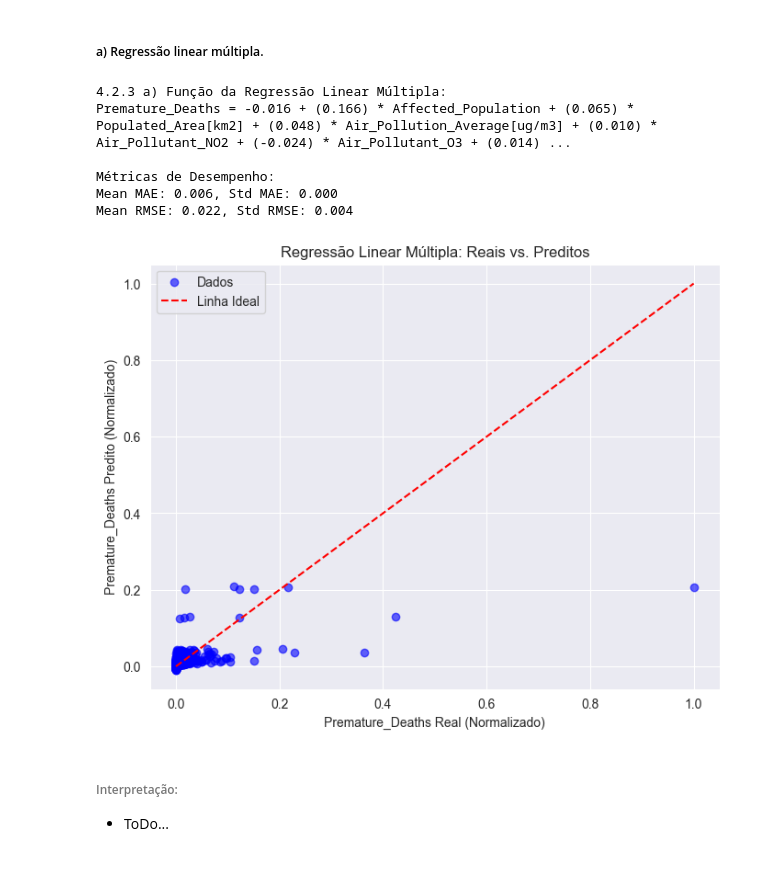
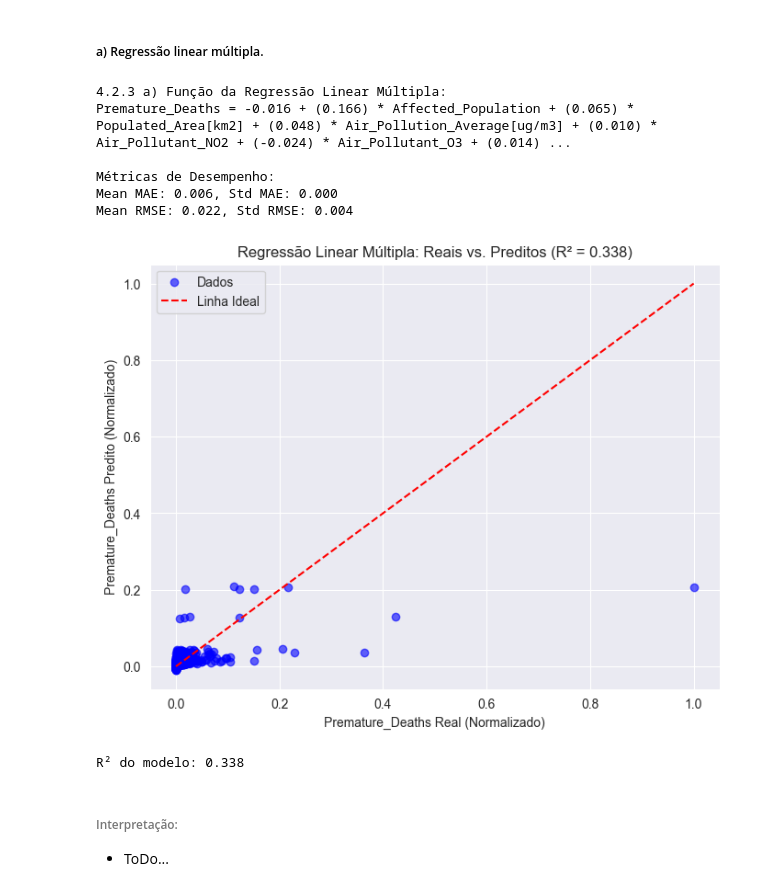
Before and after one commit to 1221715JorgeCruz/ANADI_MFC_3NA_1221715_1191843_1100719, a Jupyter notebook: trabalho_pratico_02/4.2-Regression.ipynb, the cells around one changed output. Cells and saved outputs as stored; diff of their text form; code cells hidden in the pictures.

```diff
--- a/trabalho_pratico_02/4.2-Regression.ipynb
+++ b/trabalho_pratico_02/4.2-Regression.ipynb
@@ -179,7 +182,7 @@ import numpy as np
 from sklearn.linear_model import LinearRegression
 from sklearn.model_selection import KFold
 from sklearn.preprocessing import MinMaxScaler
-from sklearn.metrics import mean_absolute_error, mean_squared_error
+from sklearn.metrics import mean_absolute_error, mean_squared_error, r2_score # Adicionado r2_score
 import matplotlib.pyplot as plt
 
 # Carregar o dataset
@@ -194,7 +197,6 @@ southern_europe = ['Greece', 'Spain', 'Italy', 'Portugal']
 df_south = df[df['Country'].isin(southern_europe)].rename(columns={'Value': 'Premature_Deaths'})
 
 # Verificar se o DataFrame filtrado contém dados
-#print(f"Número de linhas após filtragem: {len(df_south)}")
 if len(df_south) == 0:
     raise ValueError("Nenhum dado encontrado para os países do sul da Europa. Verifique os nomes dos países ou dataset.")
 
@@ -203,9 +205,7 @@ relevant_cols = ['Affected_Population', 'Populated_Area[km2]', 'Air_Pollution_Av
 df_south = df_south[relevant_cols]
 
 # Verificar e remover valores ausentes nas colunas relevantes
-#print(f"Valores ausentes antes da remoção:\n{df_south.isna().sum()}")
 df_south = df_south.dropna()
-#print(f"Número de linhas após remoção de NaN: {len(df_south)}")
 if len(df_south) == 0:
     raise ValueError("Nenhum dado restante após remoção de valores ausentes nas colunas relevantes.")
 
@@ -218,7 +218,6 @@ X = df_south[['Affected_Population', 'Populated_Area[km2]', 'Air_Pollution_Avera
 y = df_south['Premature_Deaths']
 
 # Verificar tamanho final
-#print(f"Tamanho final de X: {X.shape[0]}, Tamanho de y: {len(y)}")
 if len(X) < 5:
     raise ValueError(f"Dataset muito pequeno ({len(X)} amostras) para validação cruzada com 5 folds.")
 
@@ -229,7 +228,7 @@ X_scaled = scaler_X.fit_transform(X)
 y_scaled = scaler_y.fit_transform(y.values.reshape(-1, 1)).ravel()
 
 # Configurar validação cruzada
-k = min(5, len(X_scaled)//2)  # Ajustar k se dataset for pequeno
+k = min(5, len(X_scaled)//2)
 kf = KFold(n_splits=k, shuffle=True, random_state=42)
 coefs, intercepts = [], []
 mae_scores, rmse_scores = [], []
@@ -250,35 +249,44 @@ for train_idx, test_idx in kf.split(X_scaled):
 mean_coefs = np.mean(coefs, axis=0)
 mean_intercept = np.mean(intercepts)
 
 # Função do modelo
 print("\n4.2.3 a) Função da Regressão Linear Múltipla:")
 equation = f"Premature_Deaths = {mean_intercept:.3f}"
 for coef, feature in zip(mean_coefs, X.columns):
     equation += f" + ({coef:.3f}) * {feature}"
 print(equation)
 
 # Métricas
 print("\nMétricas de Desempenho:")
 print(f"Mean MAE: {np.mean(mae_scores):.3f}, Std MAE: {np.std(mae_scores):.3f}")
 print(f"Mean RMSE: {np.mean(rmse_scores):.3f}, Std RMSE: {np.std(rmse_scores):.3f}")
 
+# Ajustar modelo final para calcular R²
+model = LinearRegression().fit(X_scaled, y_scaled)
+y_pred_full = model.predict(X_scaled)
+r2 = r2_score(y_scaled, y_pred_full)
+
 # Visualização: Valores reais vs. preditos (último fold)
 plt.figure(figsize=(8, 6))
 plt.scatter(y_test, y_pred, color='blue', alpha=0.6, label='Dados')
 plt.plot([y_test.min(), y_test.max()], [y_test.min(), y_test.max()], 'r--', label='Linha Ideal')
 plt.xlabel('Premature_Deaths Real (Normalizado)')
 plt.ylabel('Premature_Deaths Predito (Normalizado)')
-plt.title('Regressão Linear Múltipla: Reais vs. Preditos')
+plt.title(f'Regressão Linear Múltipla: Reais vs. Preditos (R² = {r2:.3f})')
 plt.legend()
 plt.show()
+
+# Imprime o R²
+print(f"R² do modelo: {r2:.3f}")
 # %% [output]
 4.2.3 a) Função da Regressão Linear Múltipla:
 Premature_Deaths = -0.016 + (0.166) * Affected_Population + (0.065) * Populated_Area[km2] + (0.048) * Air_Pollution_Average[ug/m3] + (0.010) * Air_Pollutant_NO2 + (-0.024) * Air_Pollutant_O3 + (0.014) ...
 
 Métricas de Desempenho:
 Mean MAE: 0.006, Std MAE: 0.000
 Mean RMSE: 0.022, Std RMSE: 0.004
-[figure, old version]
+[figure, new version]
+R² do modelo: 0.338
 # %% [markdown]
 ###### Interpretação:
 * ToDo...
```
Also changed, not shown: parts of 1 cell of this notebook.
